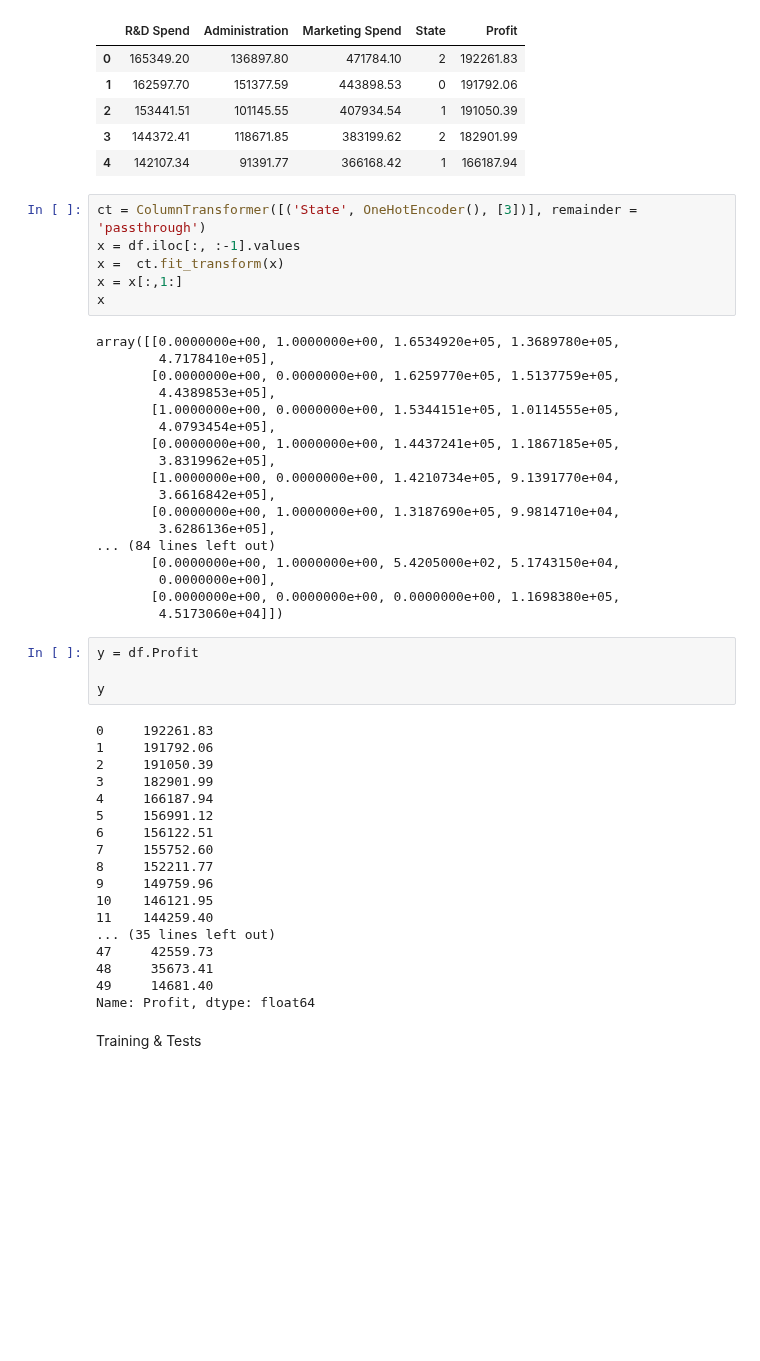
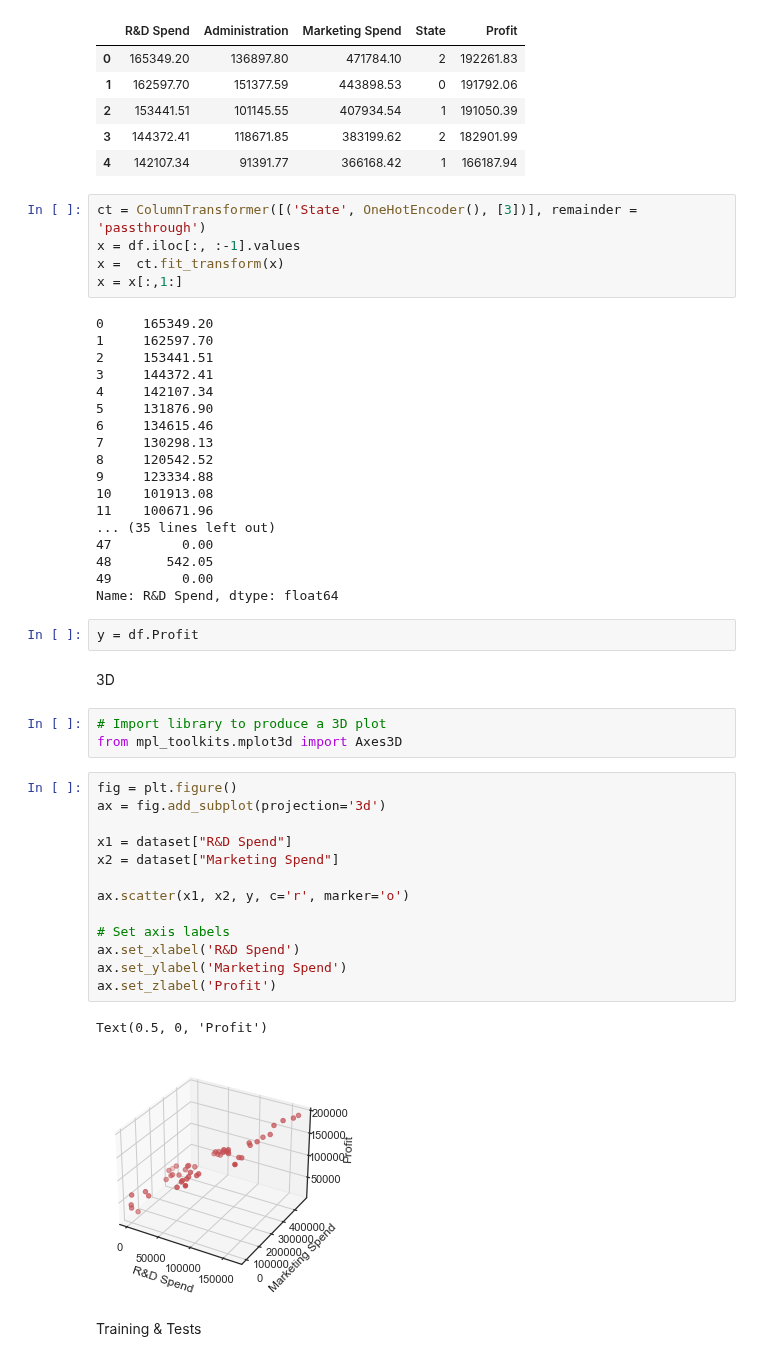
Before and after one commit to EdemBey/ML, a Jupyter notebook: line.ipynb, the cells around one changed output. Drawn from its saved outputs; the diff is of its cells as text; blank space fills up the shorter version.

```diff
--- a/line.ipynb
+++ b/line.ipynb
@@ -77,47 +93,47 @@ ct = ColumnTransformer([('State', OneHotEncoder(), [3])], remainder = 'passthrou
 x = df.iloc[:, :-1].values
 x =  ct.fit_transform(x)
 x = x[:,1:]
-x
 # %% [output]
-array([[0.0000000e+00, 1.0000000e+00, 1.6534920e+05, 1.3689780e+05,
-        4.7178410e+05],
-       [0.0000000e+00, 0.0000000e+00, 1.6259770e+05, 1.5137759e+05,
-        4.4389853e+05],
-       [1.0000000e+00, 0.0000000e+00, 1.5344151e+05, 1.0114555e+05,
-        4.0793454e+05],
-       [0.0000000e+00, 1.0000000e+00, 1.4437241e+05, 1.1867185e+05,
-        3.8319962e+05],
-       [1.0000000e+00, 0.0000000e+00, 1.4210734e+05, 9.1391770e+04,
-        3.6616842e+05],
-       [0.0000000e+00, 1.0000000e+00, 1.3187690e+05, 9.9814710e+04,
-        3.6286136e+05],
-... (84 lines left out)
-       [0.0000000e+00, 1.0000000e+00, 5.4205000e+02, 5.1743150e+04,
-        0.0000000e+00],
-       [0.0000000e+00, 0.0000000e+00, 0.0000000e+00, 1.1698380e+05,
-        4.5173060e+04]])
+0     165349.20
+1     162597.70
+2     153441.51
+3     144372.41
+4     142107.34
+5     131876.90
+6     134615.46
+7     130298.13
+8     120542.52
+9     123334.88
+10    101913.08
+11    100671.96
+... (35 lines left out)
+47         0.00
+48       542.05
+49         0.00
+Name: R&D Spend, dtype: float64
 # %%
 y = df.Profit
-
-y
-# %% [output]
-0     192261.83
-1     191792.06
-2     191050.39
-3     182901.99
-4     166187.94
-5     156991.12
-6     156122.51
-7     155752.60
-8     152211.77
-9     149759.96
-10    146121.95
-11    144259.40
-... (35 lines left out)
-47     42559.73
-48     35673.41
-49     14681.40
-Name: Profit, dtype: float64
+# %% [markdown]
+3D
+# %%
+# Import library to produce a 3D plot
+from mpl_toolkits.mplot3d import Axes3D
+# %%
+fig = plt.figure()
+ax = fig.add_subplot(projection='3d')
+
+x1 = dataset["R&D Spend"]
+x2 = dataset["Marketing Spend"]
+
+ax.scatter(x1, x2, y, c='r', marker='o')
+
+# Set axis labels
+ax.set_xlabel('R&D Spend')
+ax.set_ylabel('Marketing Spend')
+ax.set_zlabel('Profit')
+# %% [output]
+Text(0.5, 0, 'Profit')
+[figure, added]
 # %% [markdown]
 Training & Tests
 # %%
```
Also changed, not shown: parts of 11 cells of this notebook.
